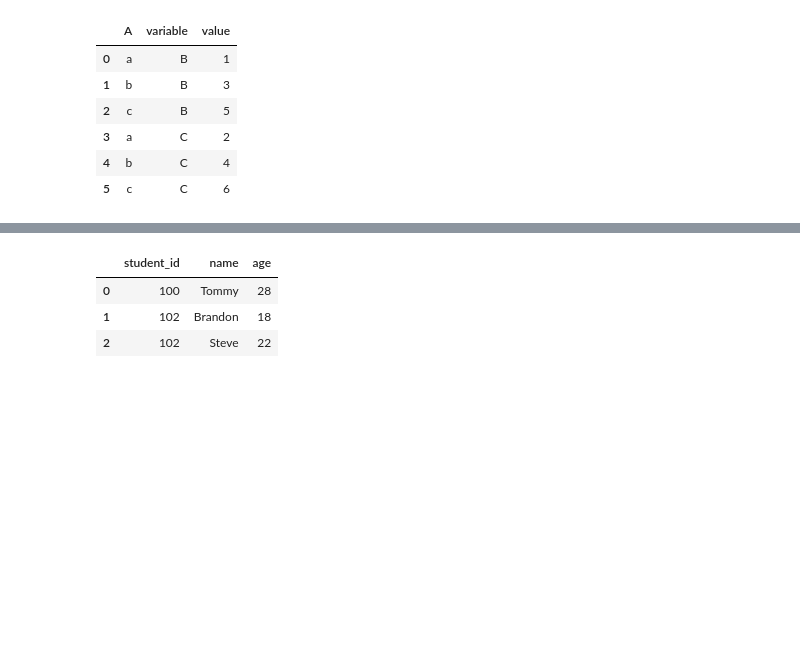
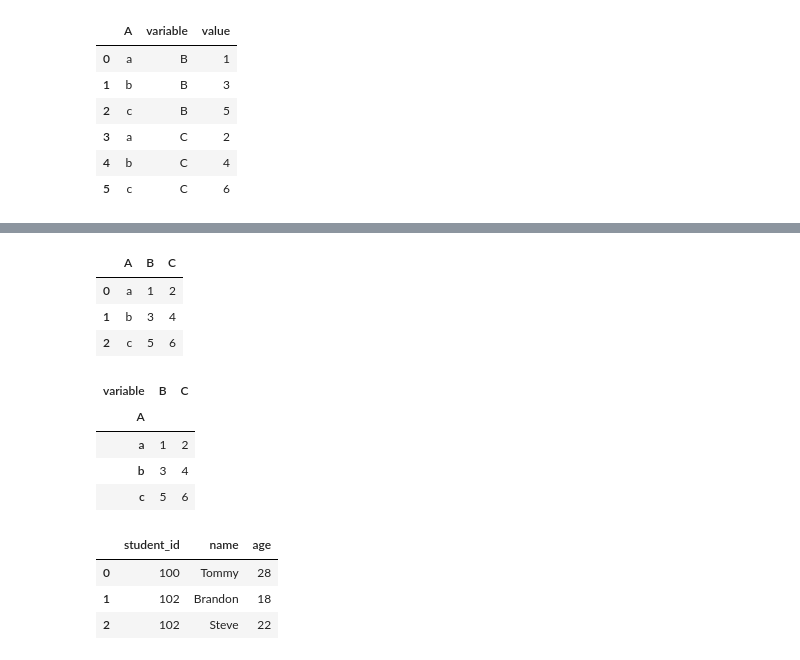
Before and after one commit to stevechengnyc/effective-pandas, a Jupyter notebook: 22-dealing-with-missing-and-duplicated-data.ipynb, the cells around one changed output, grey strips where cells are left out. Drawn from its saved outputs; the diff is of its cells as text; code cells hidden in the pictures; blank space fills up the shorter version.

```diff
--- a/22-dealing-with-missing-and-duplicated-data.ipynb
+++ b/22-dealing-with-missing-and-duplicated-data.ipynb
@@ -36,4 +36,4 @@ df
 | 1 | b | 3 | 4 |
 | 2 | c | 5 | 6 |
 # %%
-pd.melt(df, id_vars=['A'], value_vars=['B', 'C'])
+test_pd = pd.melt(df, id_vars=['A'], value_vars=['B', 'C'])
@@ -58,3 +60,18 @@ pd.melt(df, id_vars=['A'])
+# %%
+df
+# %% [output]
+|  | A | B | C |
+| 0 | a | 1 | 2 |
+| 1 | b | 3 | 4 |
+| 2 | c | 5 | 6 |
+# %%
+test_pd.pivot(index = 'A', columns='variable', values='value')
+# %% [output]
+| variable | B | C |
+| A |  |  |
+| a | 1 | 2 |
+| b | 3 | 4 |
+| c | 5 | 6 |
 # %%
 df2 = pd.DataFrame([[100, 'Tommy', 28], [102, 'Brandon', 18], [102, 'Steve', 22]], columns=['student_id', 'name', 'age'])
 df2
```
Also changed, not shown: parts of 2 cells of this notebook.
